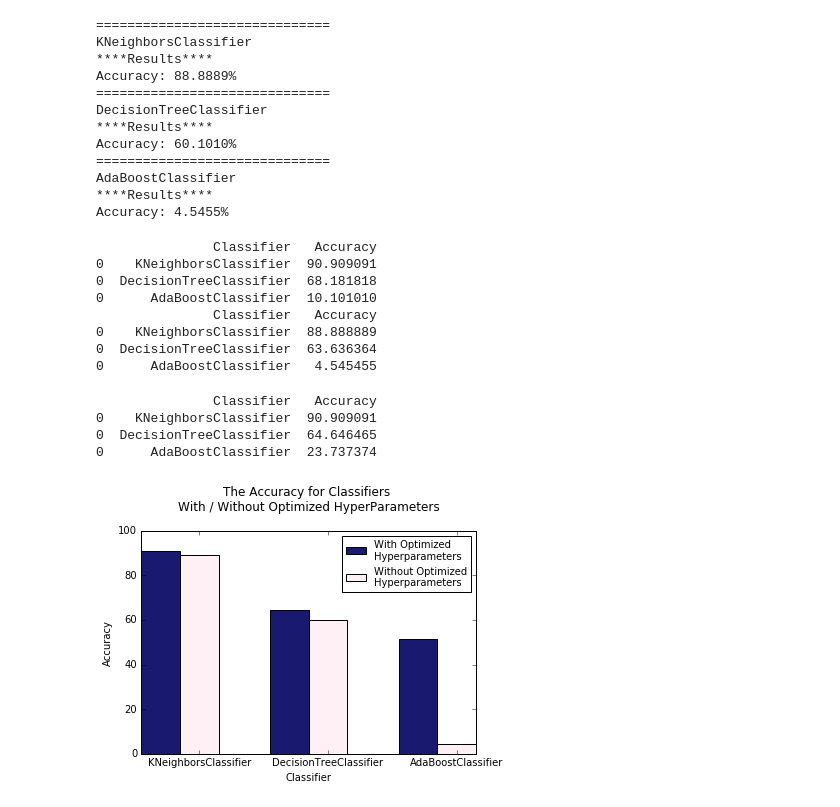
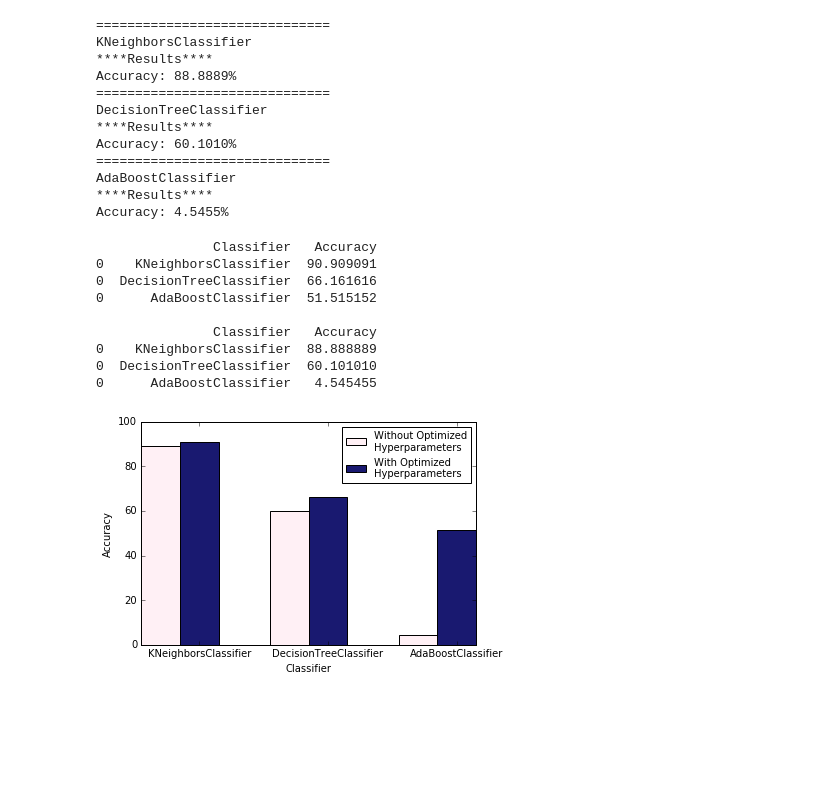
Before and after one commit to wendynieuwkamer/ml-project, a Jupyter notebook: Running Code with Optimized Parameters.ipynb, the cells around one changed output. Cells and saved outputs as stored; diff of their text form; code cells hidden in the pictures; blank space fills up the shorter version.

```diff
--- a/Running Code with Optimized Parameters.ipynb
+++ b/Running Code with Optimized Parameters.ipynb
@@ -115,47 +116,44 @@ Accuracy: 4.5455%
 %matplotlib inline
 # %%
 print(log)
+print
 print(log_original)
 # %% [output]
                Classifier   Accuracy
 0    KNeighborsClassifier  90.909091
-0  DecisionTreeClassifier  68.181818
-0      AdaBoostClassifier  10.101010
+0  DecisionTreeClassifier  66.161616
+0      AdaBoostClassifier  51.515152
+
                Classifier   Accuracy
 0    KNeighborsClassifier  88.888889
-0  DecisionTreeClassifier  63.636364
+0  DecisionTreeClassifier  60.101010
 0      AdaBoostClassifier   4.545455
-# %%
-print(log)
-# %% [output]
-               Classifier   Accuracy
-0    KNeighborsClassifier  90.909091
-0  DecisionTreeClassifier  64.646465
-0      AdaBoostClassifier  23.737374
 # %%
 x = log['Classifier'].tolist()
 y = log['Accuracy'].tolist()
 x_original = log_original['Classifier'].tolist()
 y_original = log_original['Accuracy'].tolist()
 
-Number = [0.85, 1.85, 2.85]
-NumberOriginal = [1.15, 2.15, 3.15]
+NumberOriginal = [0.85, 1.85, 2.85]
+Number = [1.15, 2.15, 3.15]
 
 ax = plt.subplot(111)
-ax.bar(Number, y, width=0.3, color='midnightblue', align='center', label='With Optimized\nHyperparameters')
-plt.xticks(Number, x)
 
 ax.bar(NumberOriginal , y_original, width=0.3, color='lavenderblush', align='center', label='Without Optimized\nHyperparameters')
 plt.xticks(NumberOriginal, x_original)
+
+ax.bar(Number, y, width=0.3, color='midnightblue', align='center', label='With Optimized\nHyperparameters')
+plt.xticks(Number, x)
 
 #Layout
 ax.set_axis_bgcolor('white')
 plt.legend(loc='best', prop={'size':10})
 
 ax.set_xlabel('Classifier')
 ax.set_ylabel('Accuracy')
 ax.set_title('The Accuracy for Classifiers \nWith / Without Optimized HyperParameters\n')
 
+#plt.savefig('Accuracy for Classifiers_otherwayaround.png')
 plt.show()
 # %% [output]
-[figure, old version]
+[figure, new version]
```
Also changed, not shown: parts of 2 cells of this notebook, 1 other file.
